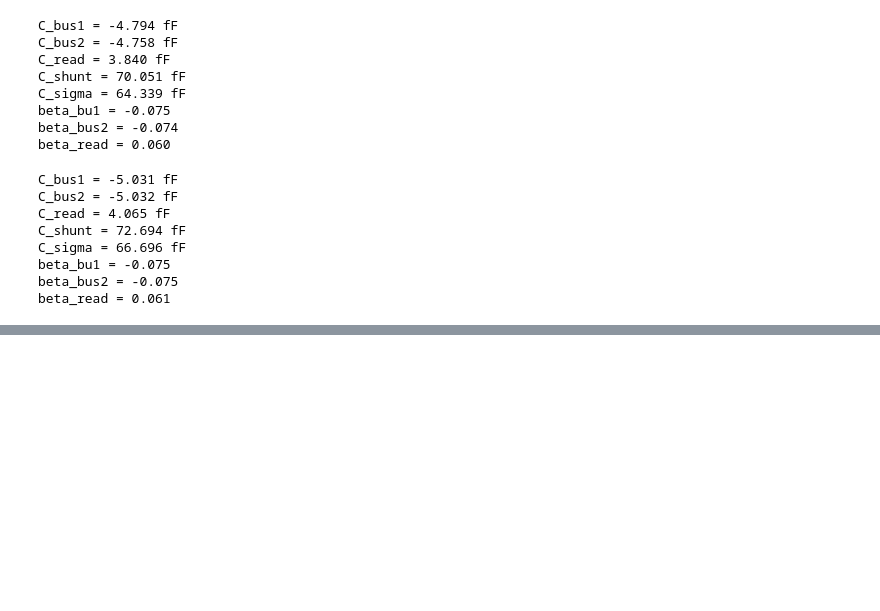
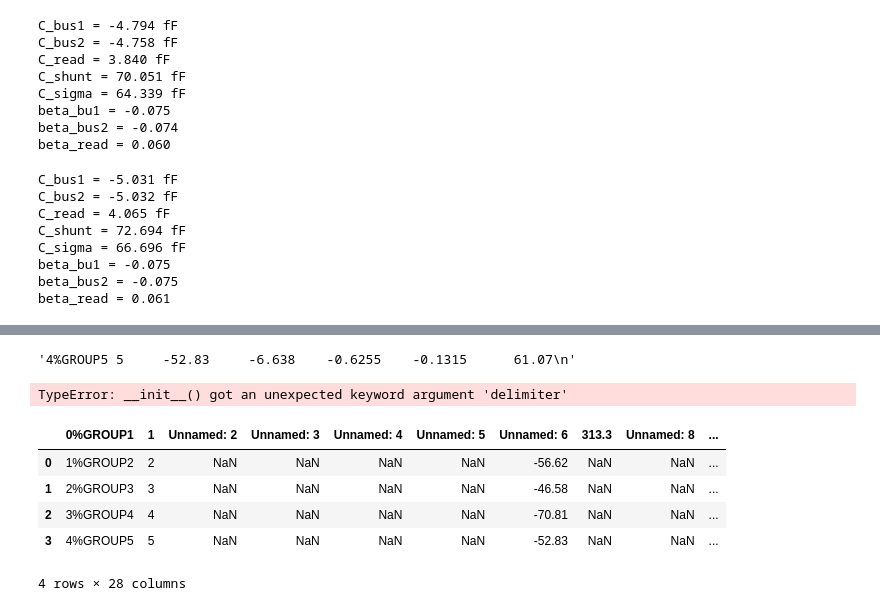
Before and after one commit to JaseungKu/python-code-SYR, a Jupyter notebook: IBM_qubit_capacitance_cal.ipynb, the cells around one changed output, grey strips where cells are left out. Cells and saved outputs as stored; diff of their text form; code cells hidden in the pictures; blank space fills up the shorter version.

```diff
--- a/IBM_qubit_capacitance_cal.ipynb
+++ b/IBM_qubit_capacitance_cal.ipynb
@@ -722,0 +1022,17 @@ np.sum(a)
+# %%
+# xic
+basepath = r'/home/jaseung/xic_temp/'
+filename = 'Mod7p5_bus350um.fc_out'
+filepath = os.path.join(basepath, filename)
+# CSFQ = read_capacitance_matrix_from_xic_to_numpy(filepath, 5, display_df=True)
+
+# result = calculate_qubit_1bus_1read_equiv_cap(CSFQ, conductor_index)
+# print_result_1bus_1read(result)
+# print(f'Ec = {e**2/2/result[3]/1e-15/h/1e9} GHz')
+# %%
+import io
+
+with open(filepath,'r') as f:
+    txt =  f.readlines()
+
+df = pd.DataFrame(txt[-5:])
@@ -722,0 +1048,17 @@ np.sum(a)
+# %%
+txt[-1]
+# %% [output]
+'4%GROUP5 5     -52.83     -6.638    -0.6255    -0.1315      61.07\n'
+# %%
+pd.DataFrame(txt[-5:], delimiter='')
+# %% [output]
+TypeError: __init__() got an unexpected keyword argument 'delimiter'
+# %%
+df
+# %% [output]
+|  | 0%GROUP1 | 1 | Unnamed: 2 | Unnamed: 3 | Unnamed: 4 | Unnamed: 5 | Unnamed: 6 | 313.3 | Unnamed: 8 | ... |
+| 0 | 1%GROUP2 | 2 | NaN | NaN | NaN | NaN | -56.62 | NaN | NaN | ... |
+| 1 | 2%GROUP3 | 3 | NaN | NaN | NaN | NaN | -46.58 | NaN | NaN | ... |
+| 2 | 3%GROUP4 | 4 | NaN | NaN | NaN | NaN | -70.81 | NaN | NaN | ... |
+| 3 | 4%GROUP5 | 5 | NaN | NaN | NaN | NaN | -52.83 | NaN | NaN | ... |
+4 rows × 28 columns
```
Also changed, not shown: parts of 17 cells of this notebook, 16 other files.
